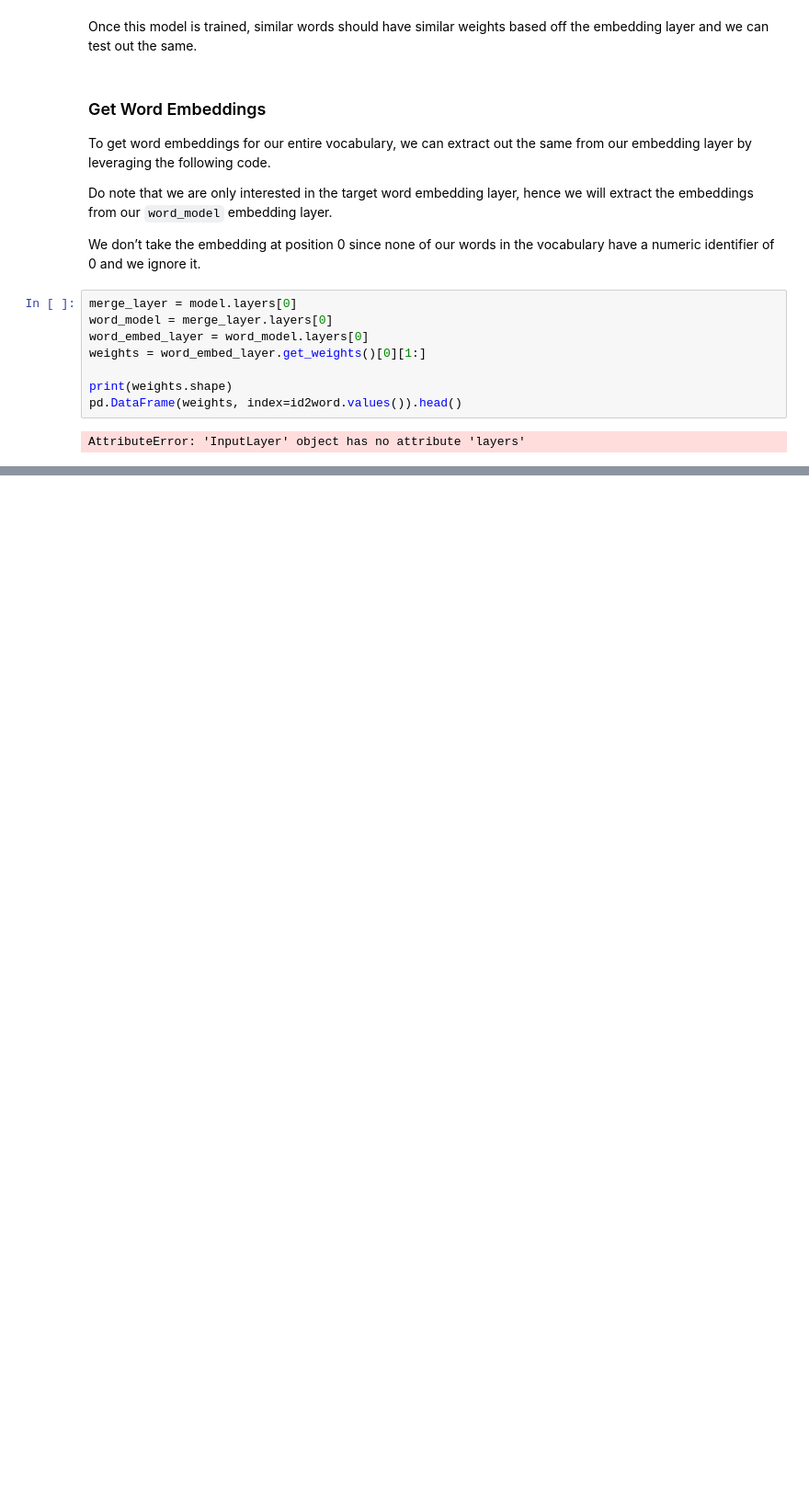
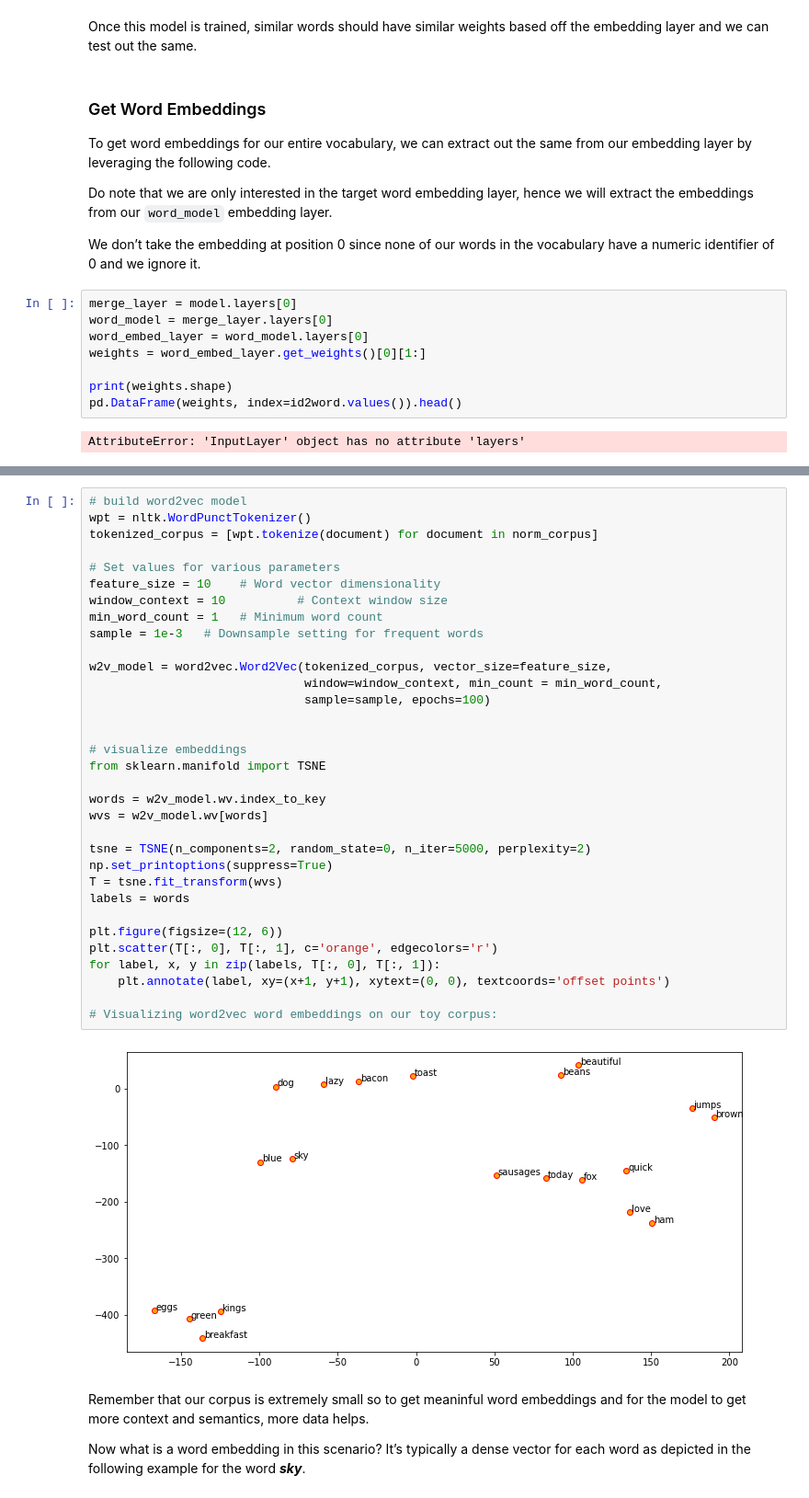
Before and after one commit to ai-dave/capstone, a Jupyter notebook: Curriculum/Section-31--Natural-Language-Processing/Section-31.1--Foundations-of-Traditional-and-Modern-NLP/4--NLP-Feature-Engineering-Deep-Learning.ipynb, the cells around one changed output, grey strips where cells are left out. Shown: that part at 92% size. Cells and saved outputs as stored; diff of their text form; blank space fills up the shorter version.

```diff
--- a/Curriculum/Section-31--Natural-Language-Processing/Section-31.1--Foundations-of-Traditional-and-Modern-NLP/4--NLP-Feature-Engineering-Deep-Learning.ipynb
+++ b/Curriculum/Section-31--Natural-Language-Processing/Section-31.1--Foundations-of-Traditional-and-Modern-NLP/4--NLP-Feature-Engineering-Deep-Learning.ipynb
@@ -658,0 +731,39 @@ AttributeError: 'InputLayer' object has no attribute 'layers'
+# %%
+# build word2vec model
+wpt = nltk.WordPunctTokenizer()
+tokenized_corpus = [wpt.tokenize(document) for document in norm_corpus]
+
+# Set values for various parameters
+feature_size = 10    # Word vector dimensionality
+window_context = 10          # Context window size
+min_word_count = 1   # Minimum word count
+sample = 1e-3   # Downsample setting for frequent words
+
+w2v_model = word2vec.Word2Vec(tokenized_corpus, vector_size=feature_size,
+                              window=window_context, min_count = min_word_count,
+                              sample=sample, epochs=100)
+
+
+# visualize embeddings
+from sklearn.manifold import TSNE
+
+words = w2v_model.wv.index_to_key
+wvs = w2v_model.wv[words]
+
+tsne = TSNE(n_components=2, random_state=0, n_iter=5000, perplexity=2)
+np.set_printoptions(suppress=True)
+T = tsne.fit_transform(wvs)
+labels = words
+
+plt.figure(figsize=(12, 6))
+plt.scatter(T[:, 0], T[:, 1], c='orange', edgecolors='r')
+for label, x, y in zip(labels, T[:, 0], T[:, 1]):
+    plt.annotate(label, xy=(x+1, y+1), xytext=(0, 0), textcoords='offset points')
+
+# Visualizing word2vec word embeddings on our toy corpus:
+# %% [output]
+[figure, added]
+# %% [markdown]
+Remember that our corpus is extremely small so to get meaninful word embeddings and for the model to get more context and semantics, more data helps.
+
+Now what is a word embedding in this scenario? It’s typically a dense vector for each word as depicted in the following example for the word ***sky***.
```
Also changed, not shown: parts of 26 cells of this notebook.
